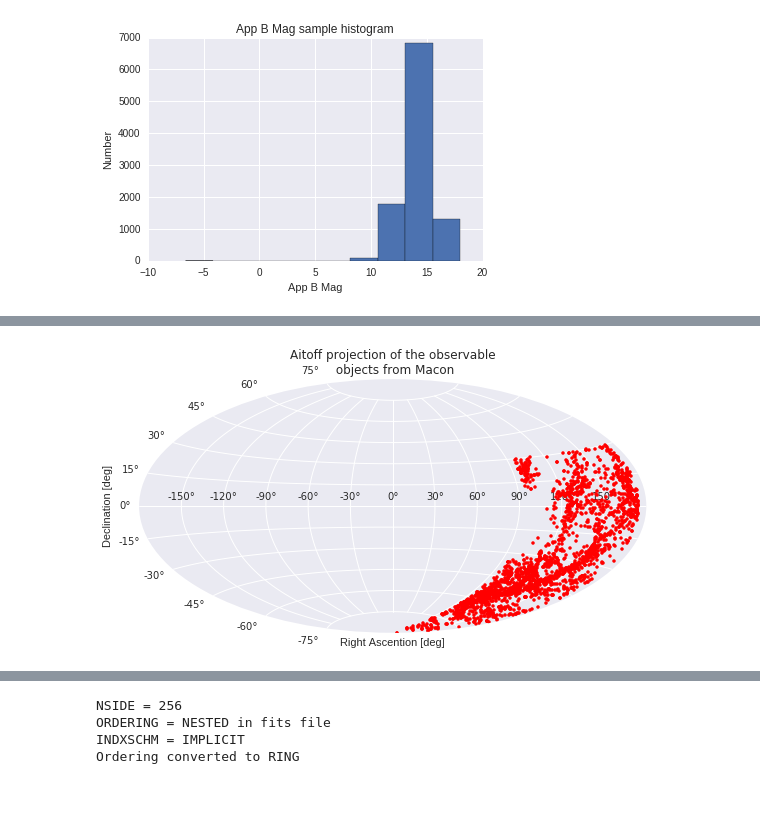
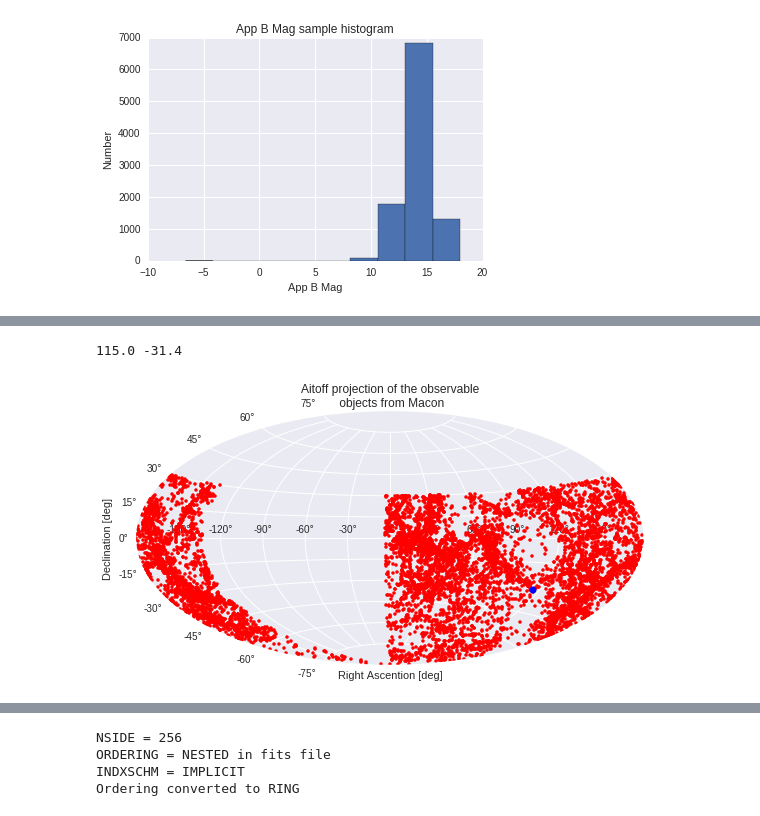
Before and after one commit to BrunoSanchez/alertreport, a Jupyter notebook: alertprocess.ipynb, the cells around one changed output, grey strips where cells are left out. Drawn from its saved outputs; the diff is of its cells as text; code cells hidden in the pictures.

```diff
--- a/alertprocess.ipynb
+++ b/alertprocess.ipynb
@@ -168,21 +168,43 @@ plt.show()
 # %%
 plt.figure(figsize=(10,10))
 plt.subplot(211, projection="aitoff")
 deg2rad=np.pi/180.
 
-xg = (sample['RA']*15. - 180)*deg2rad
+x = sample['RA']*15.*deg2rad
+xg = []
+for ax in x:
+    if ax > m.pi:
+        ax = ax - 2*m.pi
+    xg.append(ax)
+
+
 yg = sample['Dec']*deg2rad
+
+ramax = alpha_observable_max.hour
+if alpha_observable_min.hour > 12. :
+    ramin = alpha_observable_min.hour - 24.
+else:
+    ramin = alpha_observable_min.hour
+
+mean_zenith_ra = ((ramax-ramin)*15./2.)
+
+zenith_dec = float(ephem.degrees(macon.lat*180./m.pi))
+
+print mean_zenith_ra, zenith_dec
 
 # we should avoid the galactic plane
 plt.plot(xg,yg, "r.")
+
+plt.plot(mean_zenith_ra*deg2rad, zenith_dec*deg2rad, 'bo' )
 plt.grid(True)
 plt.title("Aitoff projection of the observable\n objects from Macon")
 plt.xlabel("Right Ascention [deg]")
 plt.ylabel("Declination [deg]")
 plt.savefig(os.path.join(plots, 'radec_aitoff_sample.png'), dpi=300)
 plt.show()
 # %% [output]
+115.0 -31.4
-[figure, old version]
+[figure, new version]
 # %%
 plt.hist(sample['Dist'], range=[1,dist_lim])
 plt.title('Distance histogram of the objects\n observable from Macon')
```
Also changed, not shown: parts of 18 cells of this notebook, 1 other file.
